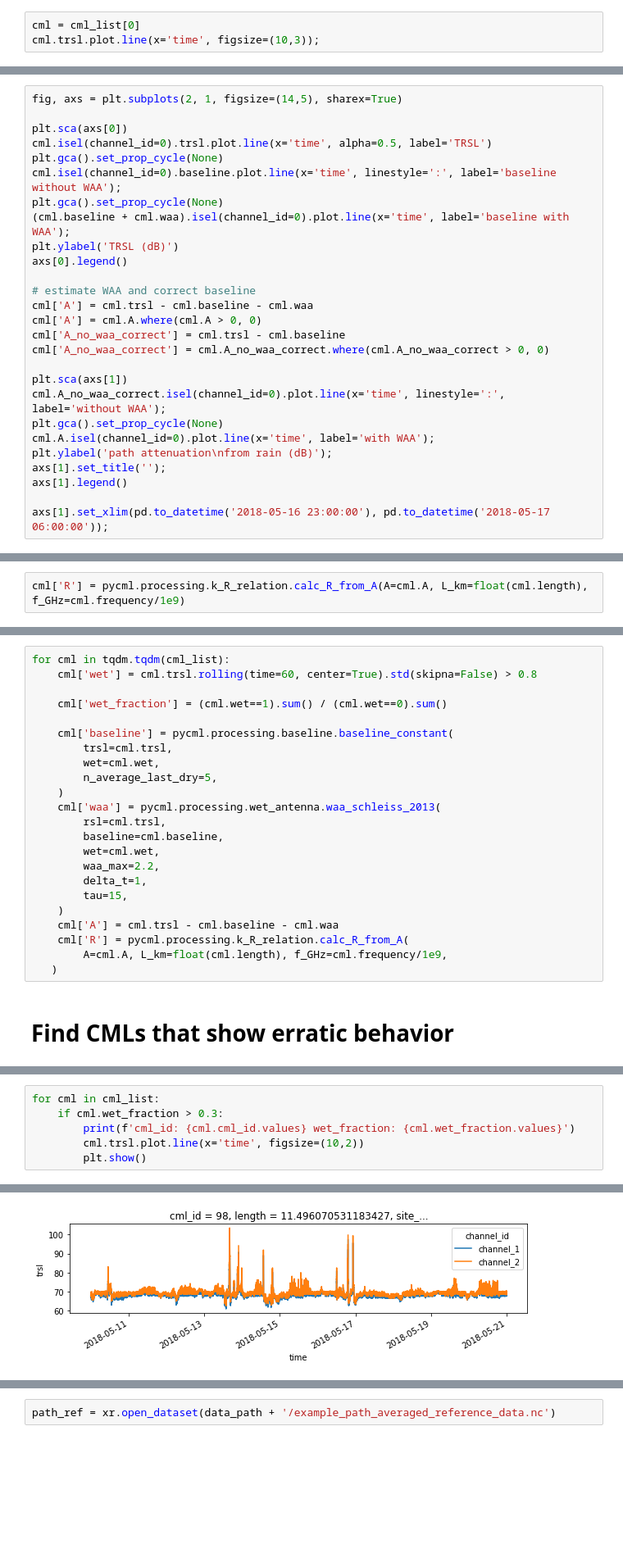
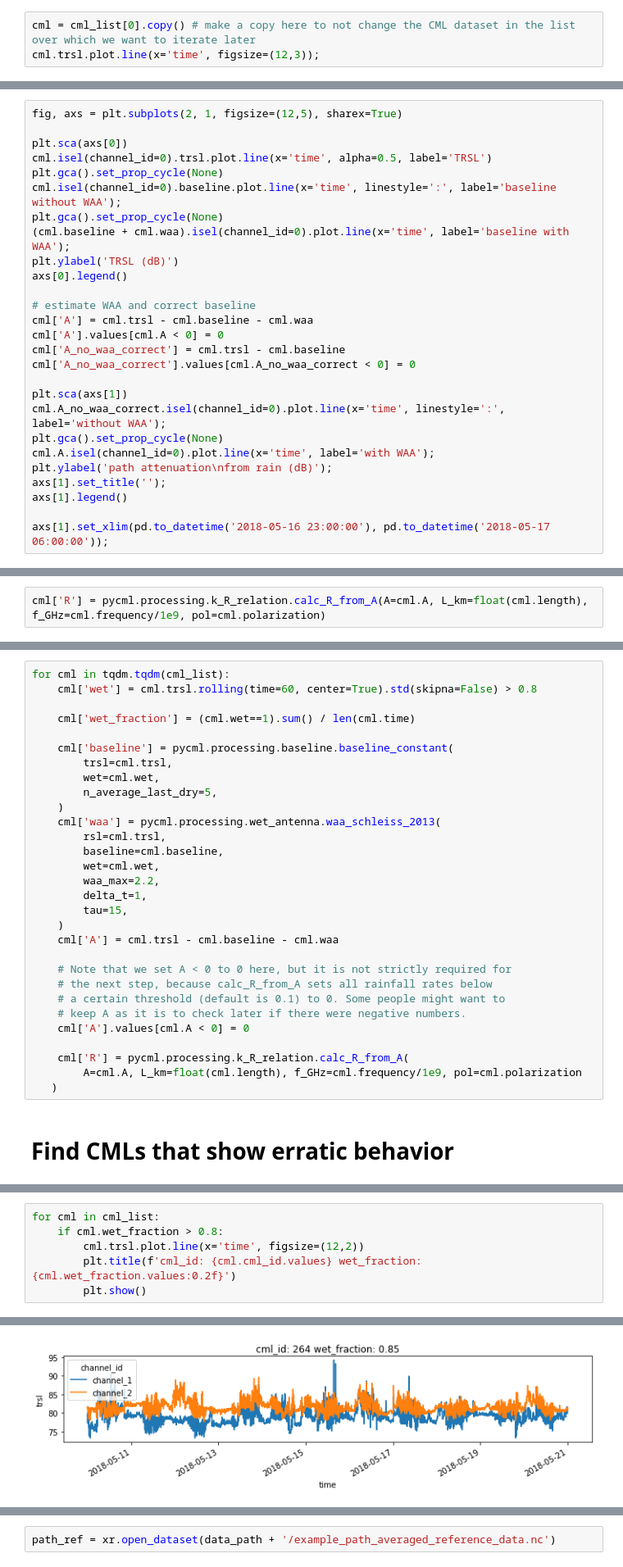
Before and after one commit to pycomlink/pycomlink, a Jupyter notebook: notebooks/Basic CML processing workflow.ipynb, the cells around one changed output, grey strips where cells are left out. Shown at 82% size. Drawn from its saved outputs; the diff is of its cells as text; blank space fills up the shorter version.

```diff
--- a/notebooks/Basic CML processing workflow.ipynb
+++ b/notebooks/Basic CML processing workflow.ipynb
@@ -84,4 +89,4 @@ for cml in cml_list:
 # %%
-cml = cml_list[0]
-cml.trsl.plot.line(x='time', figsize=(10,3));
+cml = cml_list[0].copy() # make a copy here to not change the CML dataset in the list over which we want to iterate later
+cml.trsl.plot.line(x='time', figsize=(12,3));
 # %% [output]
@@ -145,7 +150,7 @@ cml['waa'] = pycml.processing.wet_antenna.waa_schleiss_2013(
 # %%
 %matplotlib inline
 # %%
-fig, axs = plt.subplots(2, 1, figsize=(14,5), sharex=True)
+fig, axs = plt.subplots(2, 1, figsize=(12,5), sharex=True)
 
 plt.sca(axs[0])
 cml.isel(channel_id=0).trsl.plot.line(x='time', alpha=0.5, label='TRSL')
@@ -158,9 +163,9 @@ axs[0].legend()
 
 # estimate WAA and correct baseline
 cml['A'] = cml.trsl - cml.baseline - cml.waa
-cml['A'] = cml.A.where(cml.A > 0, 0)
+cml['A'].values[cml.A < 0] = 0
 cml['A_no_waa_correct'] = cml.trsl - cml.baseline
-cml['A_no_waa_correct'] = cml.A_no_waa_correct.where(cml.A_no_waa_correct > 0, 0)
+cml['A_no_waa_correct'].values[cml.A_no_waa_correct < 0] = 0
 
 plt.sca(axs[1])
 cml.A_no_waa_correct.isel(channel_id=0).plot.line(x='time', linestyle=':', label='without WAA');
@@ -176,4 +181,4 @@ axs[1].set_xlim(pd.to_datetime('2018-05-16 23:00:00'), pd.to_datetime('2018-05-1
 # %% [markdown]
 # Calculate rain rate
 # %%
-cml['R'] = pycml.processing.k_R_relation.calc_R_from_A(A=cml.A, L_km=float(cml.length), f_GHz=cml.frequency/1e9)
+cml['R'] = pycml.processing.k_R_relation.calc_R_from_A(A=cml.A, L_km=float(cml.length), f_GHz=cml.frequency/1e9, pol=cml.polarization)
@@ -188,7 +195,7 @@ cml.R.plot.line(x='time');
 for cml in tqdm.tqdm(cml_list):
     cml['wet'] = cml.trsl.rolling(time=60, center=True).std(skipna=False) > 0.8
 
-    cml['wet_fraction'] = (cml.wet==1).sum() / (cml.wet==0).sum()
+    cml['wet_fraction'] = (cml.wet==1).sum() / len(cml.time)
 
     cml['baseline'] = pycml.processing.baseline.baseline_constant(
         trsl=cml.trsl,
@@ -204,8 +211,15 @@ for cml in tqdm.tqdm(cml_list):
         tau=15,
     )
     cml['A'] = cml.trsl - cml.baseline - cml.waa
+
+    # Note that we set A < 0 to 0 here, but it is not strictly required for
+    # the next step, because calc_R_from_A sets all rainfall rates below
+    # a certain threshold (default is 0.1) to 0. Some people might want to
+    # keep A as it is to check later if there were negative numbers.
+    cml['A'].values[cml.A < 0] = 0
+
     cml['R'] = pycml.processing.k_R_relation.calc_R_from_A(
-        A=cml.A, L_km=float(cml.length), f_GHz=cml.frequency/1e9,
+        A=cml.A, L_km=float(cml.length), f_GHz=cml.frequency/1e9, pol=cml.polarization
    )
 # %% [markdown]
 # Find CMLs that show erratic behavior
@@ -214,7 +230,7 @@ Find the CMLs that have a very high ratio of wet/dry data. For the 10-day datase
 # %%
 for cml in cml_list:
-    if cml.wet_fraction > 0.3:
-        print(f'cml_id: {cml.cml_id.values} wet_fraction: {cml.wet_fraction.values}')
-        cml.trsl.plot.line(x='time', figsize=(10,2))
+    if cml.wet_fraction > 0.8:
+        cml.trsl.plot.line(x='time', figsize=(12,2))
+        plt.title(f'cml_id: {cml.cml_id.values} wet_fraction: {cml.wet_fraction.values:0.2f}')
         plt.show()
 # %% [output]
@@ -222 +237 @@ cml_id: 98 wet_fraction: 0.43706055794964843
-[figure, old version]
+[figure, new version]
```
Also changed, not shown: parts of 39 cells of this notebook, 5 other files.
